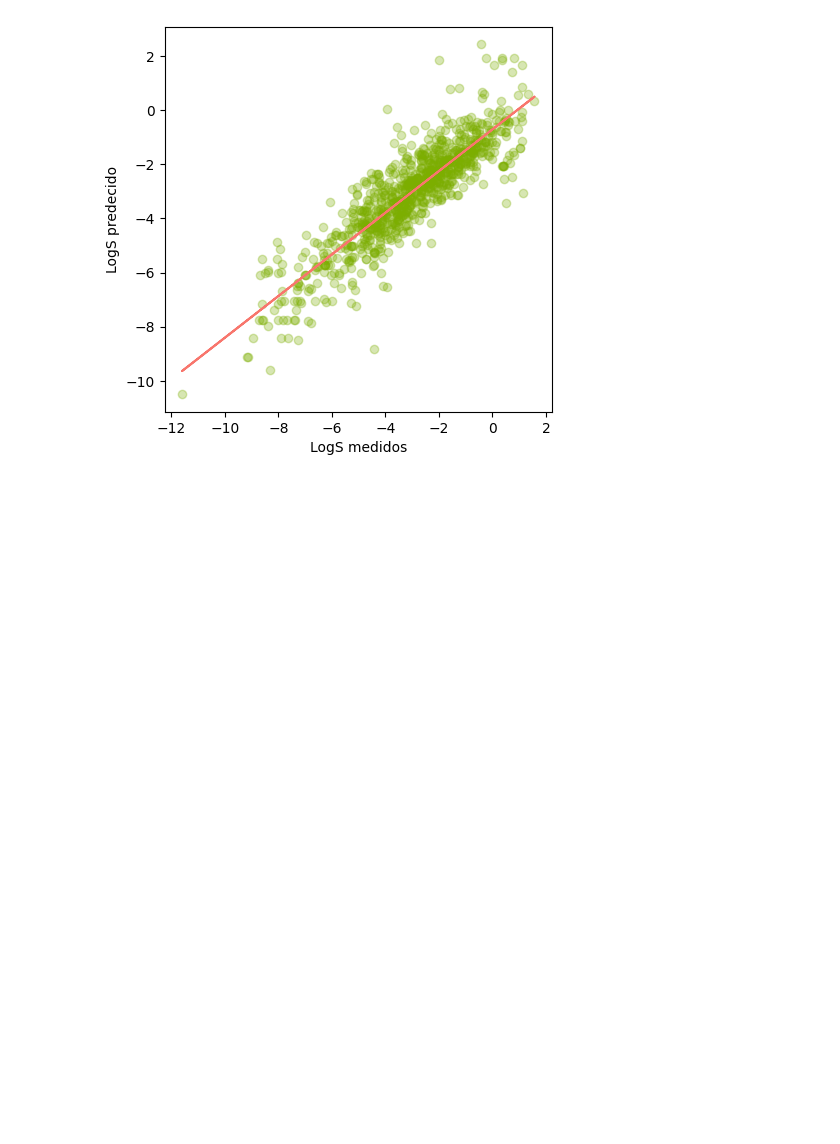
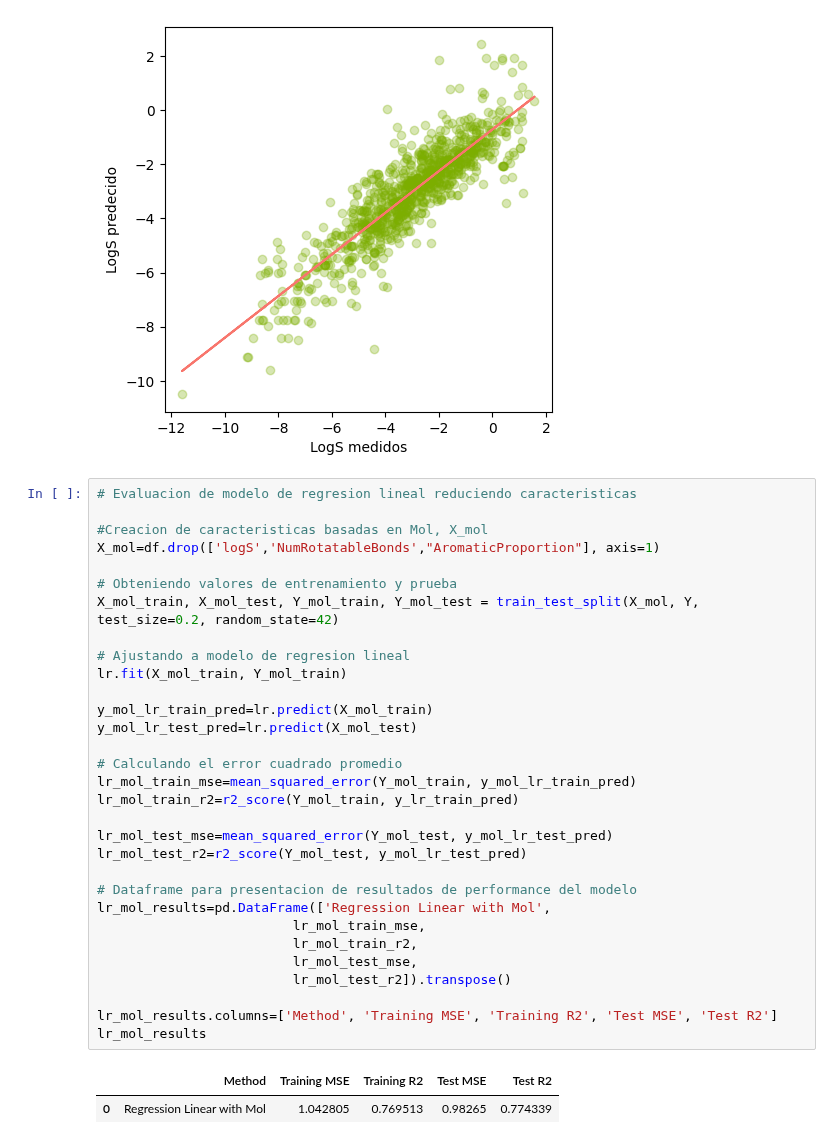
Before and after one commit to mteoraso/ML_Practice, a Jupyter notebook: practica_modelos_ml_solubilidad_moleculas.ipynb, the cells around one changed output. Saved outputs shown, nothing was run; the diff lists cells and outputs as text; blank space fills up the shorter version.

```diff
--- a/practica_modelos_ml_solubilidad_moleculas.ipynb
+++ b/practica_modelos_ml_solubilidad_moleculas.ipynb
@@ -319,3 +333,37 @@ plt.xlabel('LogS medidos')
 # %% [output]
 Text(0.5, 0, 'LogS medidos')
 [figure]
+# %%
+# Evaluacion de modelo de regresion lineal reduciendo caracteristicas
+
+#Creacion de caracteristicas basadas en Mol, X_mol
+X_mol=df.drop(['logS','NumRotatableBonds',"AromaticProportion"], axis=1)
+
+# Obteniendo valores de entrenamiento y prueba
+X_mol_train, X_mol_test, Y_mol_train, Y_mol_test = train_test_split(X_mol, Y, test_size=0.2, random_state=42)
+
+# Ajustando a modelo de regresion lineal
+lr.fit(X_mol_train, Y_mol_train)
+
+y_mol_lr_train_pred=lr.predict(X_mol_train)
+y_mol_lr_test_pred=lr.predict(X_mol_test)
+
+# Calculando el error cuadrado promedio
+lr_mol_train_mse=mean_squared_error(Y_mol_train, y_mol_lr_train_pred)
+lr_mol_train_r2=r2_score(Y_mol_train, y_lr_train_pred)
+
+lr_mol_test_mse=mean_squared_error(Y_mol_test, y_mol_lr_test_pred)
+lr_mol_test_r2=r2_score(Y_mol_test, y_mol_lr_test_pred)
+
+# Dataframe para presentacion de resultados de performance del modelo
+lr_mol_results=pd.DataFrame(['Regression Linear with Mol',
+                         lr_mol_train_mse,
+                         lr_mol_train_r2,
+                         lr_mol_test_mse,
+                         lr_mol_test_r2]).transpose()
+
+lr_mol_results.columns=['Method', 'Training MSE', 'Training R2', 'Test MSE', 'Test R2']
+lr_mol_results
+# %% [output]
+|  | Method | Training MSE | Training R2 | Test MSE | Test R2 |
+| 0 | Regression Linear with Mol | 1.042805 | 0.769513 | 0.98265 | 0.774339 |
```
Also changed, not shown: parts of 7 cells of this notebook.
